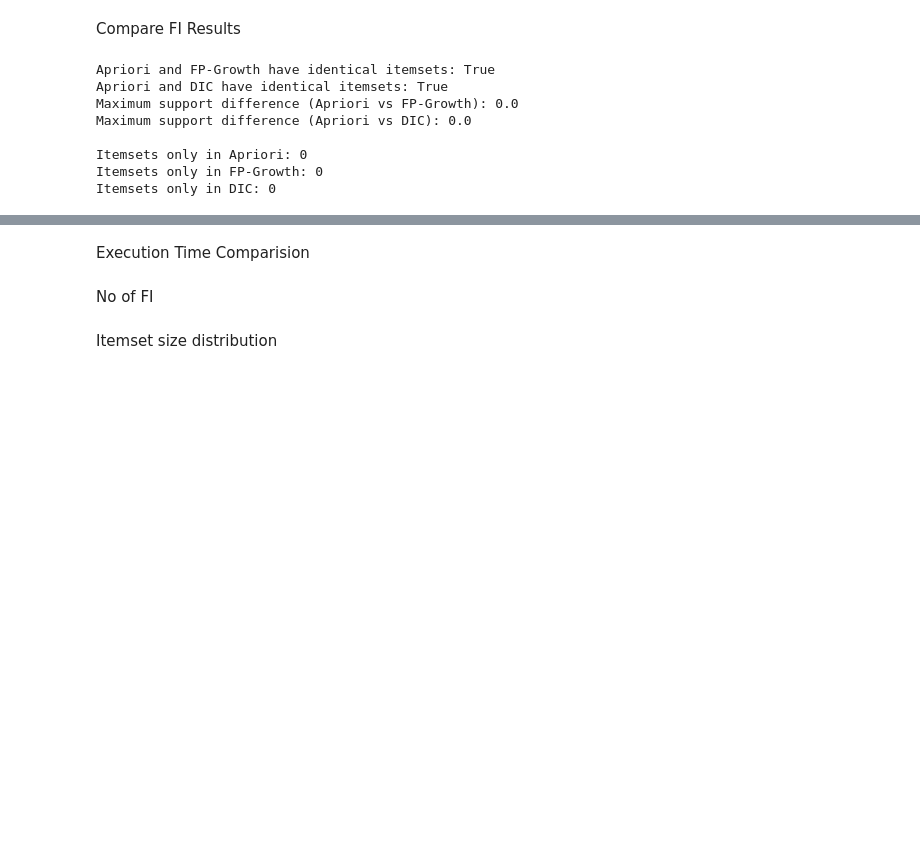
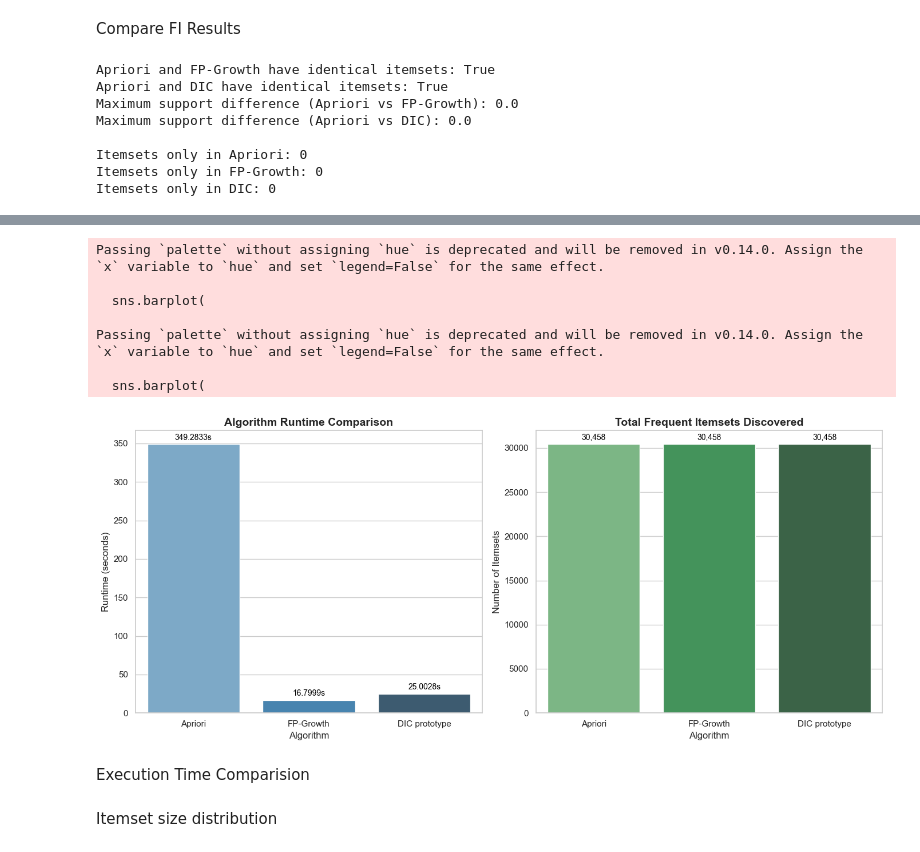
Before and after one commit to ghadiadeepali/Road_Accident_Pattern_Mining_and_Severity-Analysis, a Jupyter notebook: code.ipynb, the cells around one changed output, grey strips where cells are left out. Saved outputs shown, nothing was run; the diff lists cells and outputs as text; code cells hidden in the pictures; blank space fills up the shorter version.

```diff
--- a/code.ipynb
+++ b/code.ipynb
@@ -1495,2 +2054,70 @@ AttributeError: The '.style' accessor requires jinja2
+# %%
+import matplotlib.pyplot as plt
+import seaborn as sns
+
+
+# Set style for clean plots
+sns.set_theme(style="whitegrid")
+fig, axes = plt.subplots(1, 2, figsize=(14, 6))
+
+# ---- Chart 1: Runtime Comparison ----
+sns.barplot(
+    data=comparison_df,
+    x="Algorithm",
+    y="Runtime (seconds)",
+    ax=axes[0],
+    palette="Blues_d"
+)
+axes[0].set_title("Algorithm Runtime Comparison", fontsize=14, fontweight="bold")
+axes[0].set_xlabel("Algorithm", fontsize=12)
+axes[0].set_ylabel("Runtime (seconds)", fontsize=12)
+
+# Add exact value labels on top of the bars
+for p in axes[0].patches:
+    height = p.get_height()
+    axes[0].annotate(
+        f"{height:.4f}s",
+        (p.get_x() + p.get_width() / 2., height),
+        ha="center", va="bottom",
+        fontsize=10, color="black",
+        xytext=(0, 3),
+        textcoords="offset points"
+    )
+
+# ---- Chart 2: Total Frequent Itemsets Discovered ----
+sns.barplot(
+    data=comparison_df,
+    x="Algorithm",
+    y="Frequent itemsets",
+    ax=axes[1],
+    palette="Greens_d"
+)
+axes[1].set_title("Total Frequent Itemsets Discovered", fontsize=14, fontweight="bold")
+axes[1].set_xlabel("Algorithm", fontsize=12)
+axes[1].set_ylabel("Number of Itemsets", fontsize=12)
+
+# Add exact value labels on top of the bars
+for p in axes[1].patches:
+    height = p.get_height()
+    axes[1].annotate(
+        f"{int(height):,}",
+        (p.get_x() + p.get_width() / 2., height),
+        ha="center", va="bottom",
+        fontsize=10, color="black",
+        xytext=(0, 3),
+        textcoords="offset points"
+    )
+
+plt.tight_layout()
+plt.show()
+# %% [output]
+Passing `palette` without assigning `hue` is deprecated and will be removed in v0.14.0. Assign the `x` variable to `hue` and set `legend=False` for the same effect.
+
+  sns.barplot(
+
+Passing `palette` without assigning `hue` is deprecated and will be removed in v0.14.0. Assign the `x` variable to `hue` and set `legend=False` for the same effect.
+
+  sns.barplot(
+[figure, added]
 # %% [markdown]
 Execution Time Comparision
@@ -1511,2 +2123,0 @@ plt.show()
-# %% [markdown]
-No of FI
```
Also changed, not shown: parts of 40 cells of this notebook.
